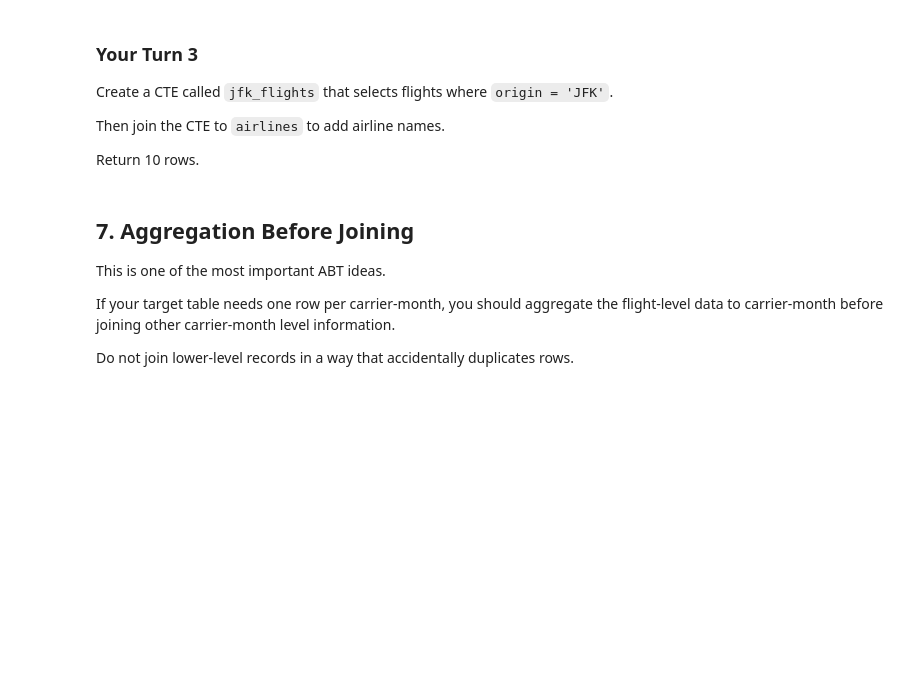
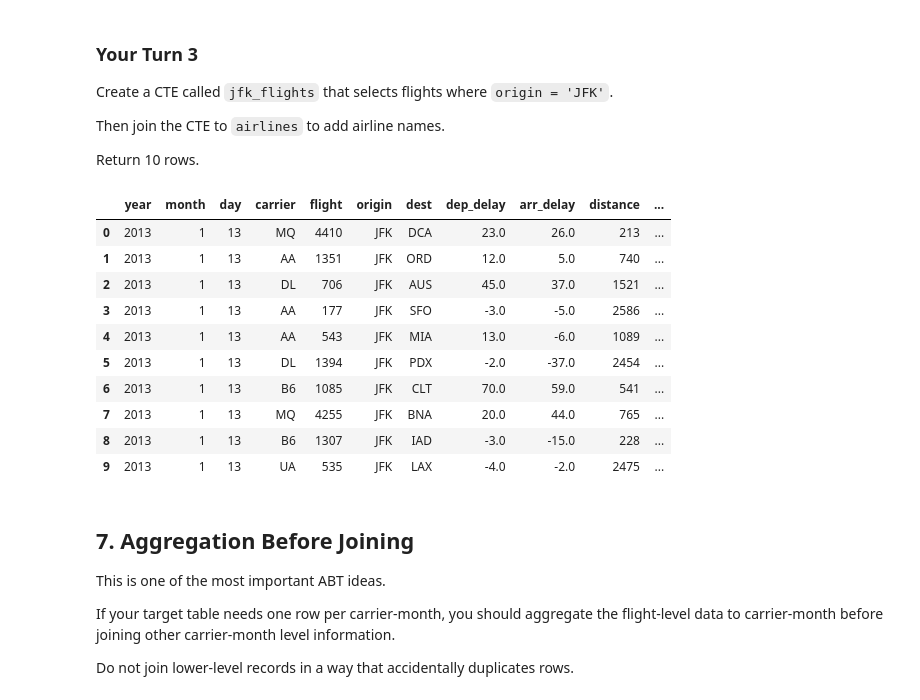
Before and after one commit to rubenruiz-gif/ban6003-week9-10-rubenruiz, a Jupyter notebook: notebooks/module10_sql_joins_abt_guided_lab.ipynb, the cells around one changed output. Cells and saved outputs as stored; diff of their text form; code cells hidden in the pictures; blank space fills up the shorter version.

```diff
--- a/notebooks/module10_sql_joins_abt_guided_lab.ipynb
+++ b/notebooks/module10_sql_joins_abt_guided_lab.ipynb
@@ -415,11 +522,44 @@ Return 10 rows.
 # %%
 # Your Turn 3
 
 query = '''
-
+WITH jfk_flights AS (
+    SELECT
+        year,
+        month,
+        day,
+        carrier,
+        flight,
+        origin,
+        dest,
+        dep_delay,
+        arr_delay,
+        distance,
+        air_time
+    FROM flights
+    WHERE origin = 'JFK'
+)
+SELECT jfk.*,
+       a.name AS airline_name
+FROM jfk_flights AS jfk
+LEFT JOIN airlines AS a
+    ON jfk.carrier = a.carrier
+LIMIT 10;
 '''
 
 run_query(query, engine)
+# %% [output]
+|  | year | month | day | carrier | flight | origin | dest | dep_delay | arr_delay | distance | ... |
+| 0 | 2013 | 1 | 13 | MQ | 4410 | JFK | DCA | 23.0 | 26.0 | 213 | ... |
+| 1 | 2013 | 1 | 13 | AA | 1351 | JFK | ORD | 12.0 | 5.0 | 740 | ... |
+| 2 | 2013 | 1 | 13 | DL | 706 | JFK | AUS | 45.0 | 37.0 | 1521 | ... |
+| 3 | 2013 | 1 | 13 | AA | 177 | JFK | SFO | -3.0 | -5.0 | 2586 | ... |
+| 4 | 2013 | 1 | 13 | AA | 543 | JFK | MIA | 13.0 | -6.0 | 1089 | ... |
+| 5 | 2013 | 1 | 13 | DL | 1394 | JFK | PDX | -2.0 | -37.0 | 2454 | ... |
+| 6 | 2013 | 1 | 13 | B6 | 1085 | JFK | CLT | 70.0 | 59.0 | 541 | ... |
+| 7 | 2013 | 1 | 13 | MQ | 4255 | JFK | BNA | 20.0 | 44.0 | 765 | ... |
+| 8 | 2013 | 1 | 13 | B6 | 1307 | JFK | IAD | -3.0 | -15.0 | 228 | ... |
+| 9 | 2013 | 1 | 13 | UA | 535 | JFK | LAX | -4.0 | -2.0 | 2475 | ... |
 # %% [markdown]
 ## 7. Aggregation Before Joining
 
```
Also changed, not shown: parts of 27 cells of this notebook.
